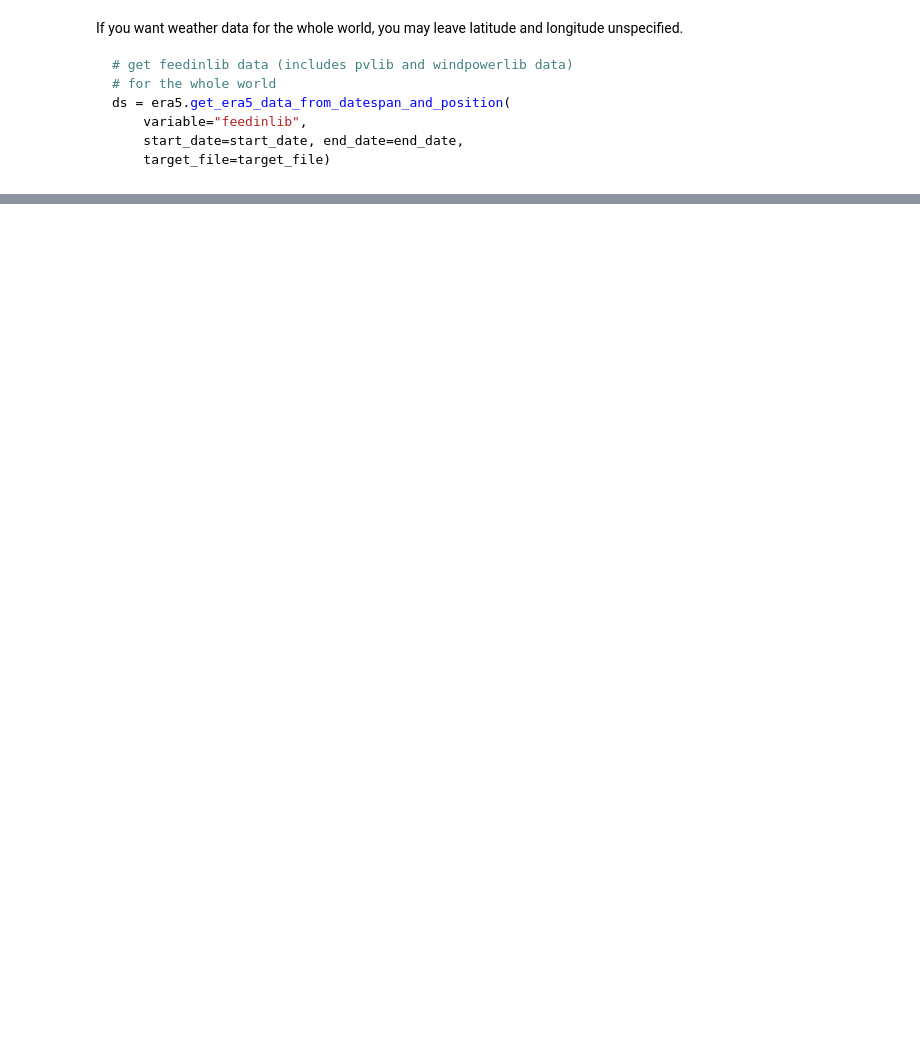
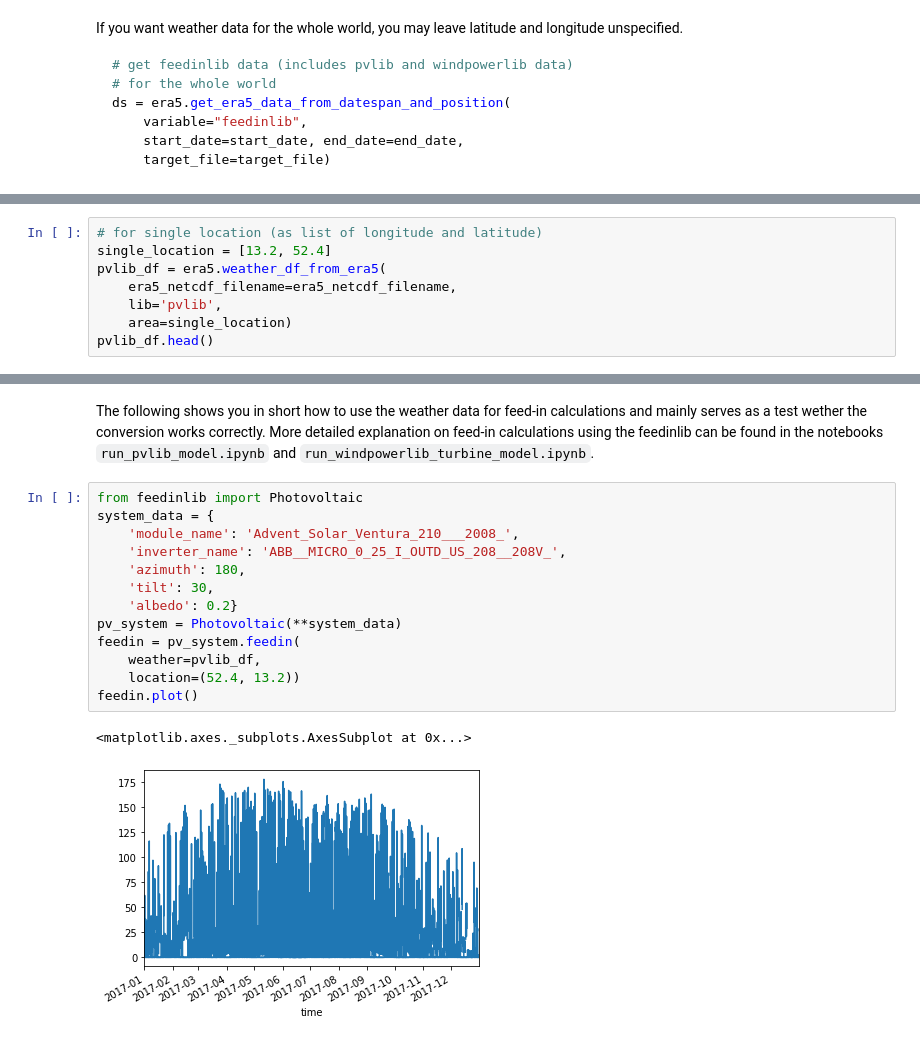
Before and after one commit to oemof/feedinlib, a Jupyter notebook: example/load_era5_weather_data.ipynb, the cells around one changed output, grey strips where cells are left out. Drawn from its saved outputs; the diff is of its cells as text; blank space fills up the shorter version.

Commit message:
Update era5 notebook

```diff
--- a/example/load_era5_weather_data.ipynb
+++ b/example/load_era5_weather_data.ipynb
@@ -104,0 +158,8 @@ You may also specify an area for which to retrieve weather data. Again, keep in
+# %%
+# for single location (as list of longitude and latitude)
+single_location = [13.2, 52.4]
+pvlib_df = era5.weather_df_from_era5(
+    era5_netcdf_filename=era5_netcdf_filename,
+    lib='pvlib',
+    area=single_location)
+pvlib_df.head()
@@ -123,0 +261,18 @@ windpowerlib_df = era5.weather_df_from_era5(
+# %% [markdown]
+The following shows you in short how to use the weather data for feed-in calculations and mainly serves as a test wether the conversion works correctly. More detailed explanation on feed-in calculations using the feedinlib can be found in the notebooks `run_pvlib_model.ipynb` and `run_windpowerlib_turbine_model.ipynb`.
+# %%
+from feedinlib import Photovoltaic
+system_data = {
+    'module_name': 'Advent_Solar_Ventura_210___2008_',
+    'inverter_name': 'ABB__MICRO_0_25_I_OUTD_US_208__208V_',
+    'azimuth': 180,
+    'tilt': 30,
+    'albedo': 0.2}
+pv_system = Photovoltaic(**system_data)
+feedin = pv_system.feedin(
+    weather=pvlib_df,
+    location=(52.4, 13.2))
+feedin.plot()
+# %% [output]
+<matplotlib.axes._subplots.AxesSubplot at 0x...>
+[figure, added]
```
Also changed, not shown: parts of 35 cells of this notebook.
